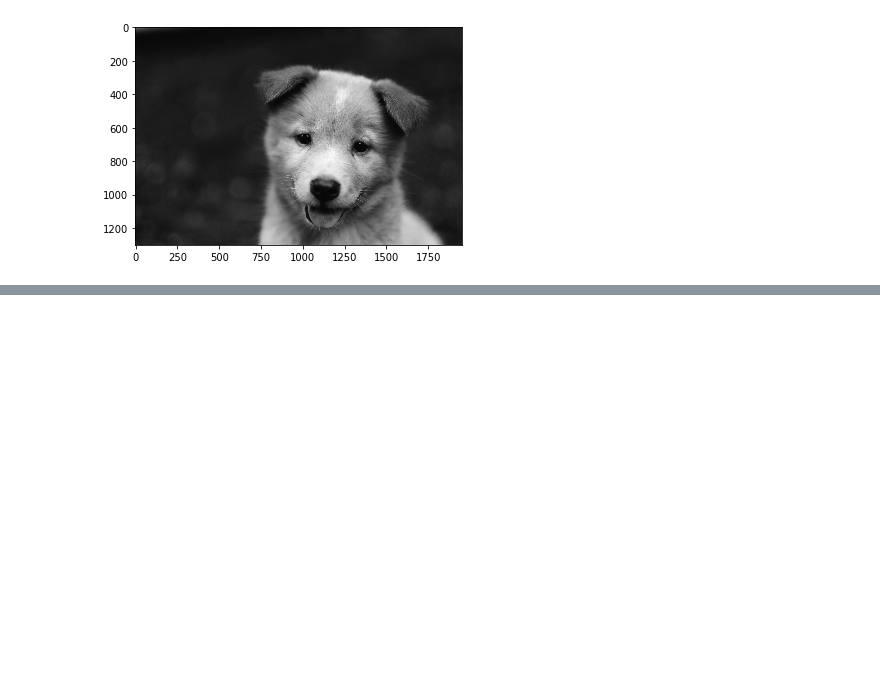
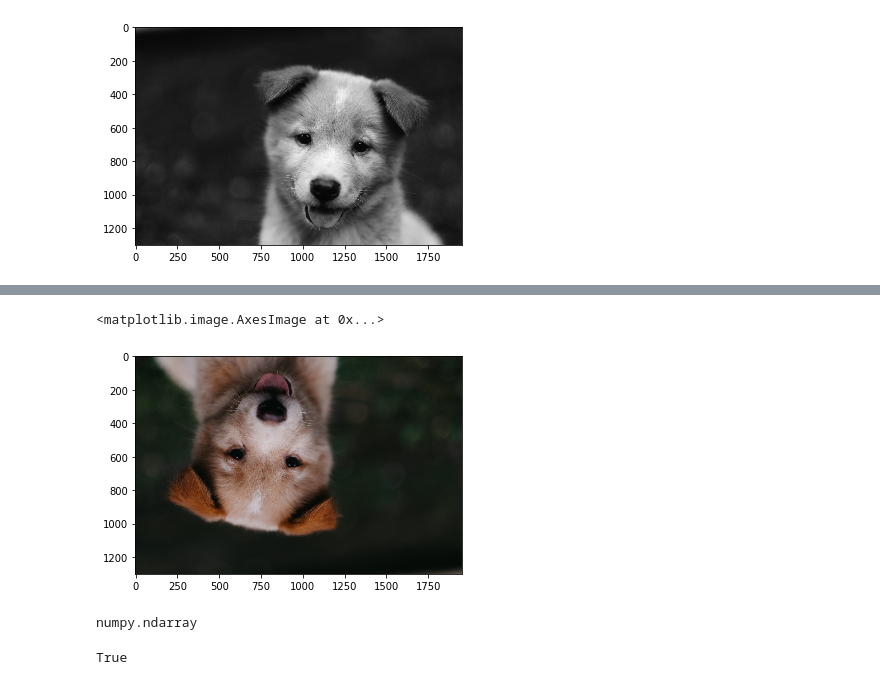
Before and after one commit to roviso/LearnComputerVisionWithOpenCVAndDepthLearningPython, a Jupyter notebook: 03-Image-basic-with-OpenCV/12-Open-Image-file-in-a-note-book.ipynb, the cells around one changed output, grey strips where cells are left out. Saved outputs shown, nothing was run; the diff lists cells and outputs as text; code cells hidden in the pictures; blank space fills up the shorter version.

```diff
--- a/03-Image-basic-with-OpenCV/12-Open-Image-file-in-a-note-book.ipynb
+++ b/03-Image-basic-with-OpenCV/12-Open-Image-file-in-a-note-book.ipynb
@@ -87,0 +99,14 @@ cv2.resize(fix_img,  )
+# %%
+new_img = cv2.flip(fix_img, -1)
+plt.imshow(new_img)
+# %% [output]
+<matplotlib.image.AxesImage at 0x...>
+[figure, added]
+# %%
+type(fix_img)
+# %% [output]
+numpy.ndarray
+# %%
+cv2.imwrite('totally_new.jpg', fix_img)
+# %% [output]
+True
```
Also changed, not shown: parts of 10 cells of this notebook, 3 other files.
